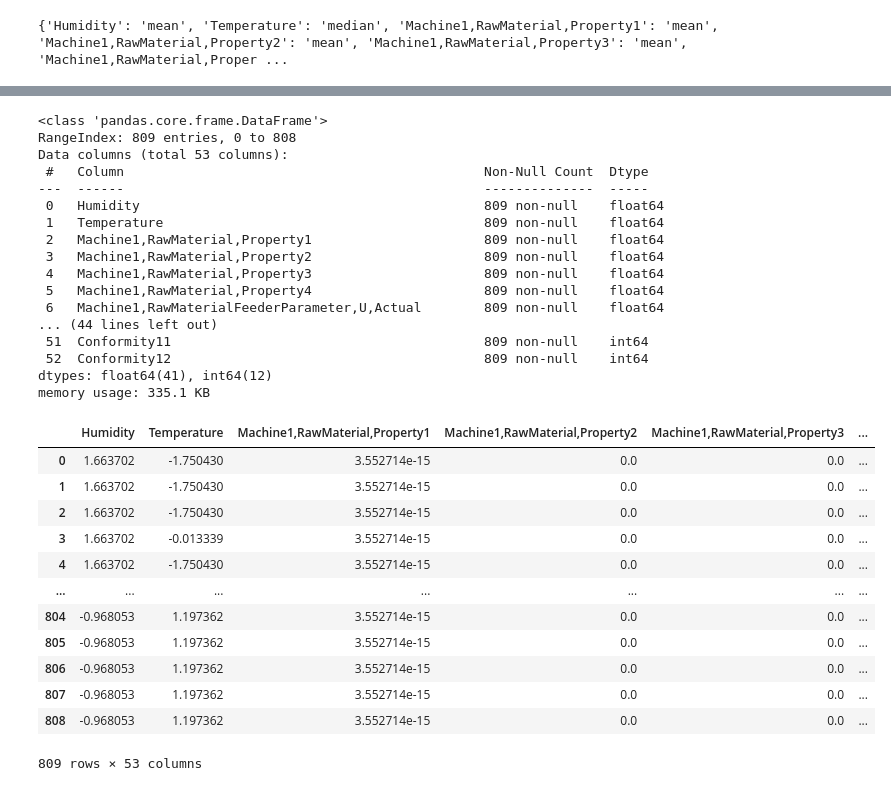
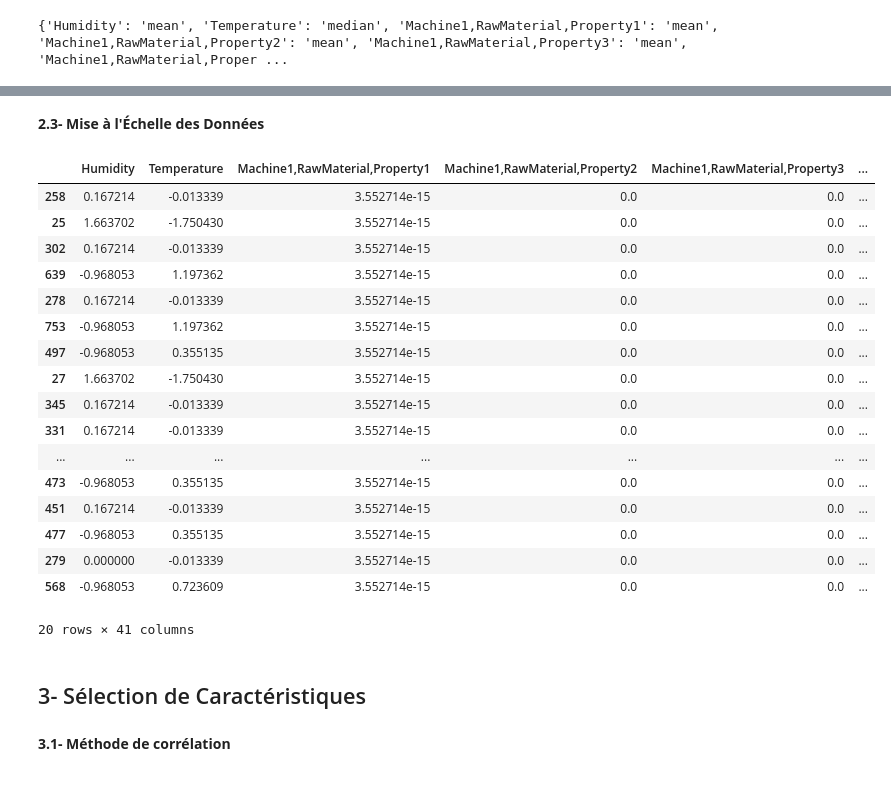
Before and after one commit to moubarik-ashraf/NOTEBOOKS, a Jupyter notebook: TP1.ipynb, the cells around one changed output, grey strips where cells are left out. Cells and saved outputs as stored; diff of their text form; code cells hidden in the pictures.

```diff
--- a/TP1.ipynb
+++ b/TP1.ipynb
@@ -65,6 +76,0 @@ la forme de la distribution : symétrique, asymétrique
-# %%
-for col in numerical:
-    plt.figure(figsize=(6,4))
-    data[col].hist(bins=20)
-    plt.title(f'Histogramme de {col}')
-    plt.show()
@@ -300,48 +323,39 @@ Downcasting behavior in `replace` is deprecated and will be removed in a future
-# %%
-data.info()
-# %% [output]
-<class 'pandas.core.frame.DataFrame'>
-RangeIndex: 809 entries, 0 to 808
-Data columns (total 53 columns):
- #   Column                                              Non-Null Count  Dtype
----  ------                                              --------------  -----
- 0   Humidity                                            809 non-null    float64
- 1   Temperature                                         809 non-null    float64
- 2   Machine1,RawMaterial,Property1                      809 non-null    float64
- 3   Machine1,RawMaterial,Property2                      809 non-null    float64
- 4   Machine1,RawMaterial,Property3                      809 non-null    float64
- 5   Machine1,RawMaterial,Property4                      809 non-null    float64
- 6   Machine1,RawMaterialFeederParameter,U,Actual        809 non-null    float64
-... (44 lines left out)
- 51  Conformity11                                        809 non-null    int64
- 52  Conformity12                                        809 non-null    int64
-dtypes: float64(41), int64(12)
-memory usage: 335.1 KB
+# %% [markdown]
+**2.3- Mise à l'Échelle des Données**
 # %%
 from sklearn.preprocessing import StandardScaler
 
 # Initialiser le StandardScaler
 scaler = StandardScaler()
 
 # Ajuster et transformer les données
 data_scaled = scaler.fit_transform(data[numerical])
 
 data[numerical] = data_scaled
-data
+data[numerical].sample(20)
 # %% [output]
 |  | Humidity | Temperature | Machine1,RawMaterial,Property1 | Machine1,RawMaterial,Property2 | Machine1,RawMaterial,Property3 | ... |
-| 0 | 1.663702 | -1.750430 | 3.552714e-15 | 0.0 | 0.0 | ... |
-| 1 | 1.663702 | -1.750430 | 3.552714e-15 | 0.0 | 0.0 | ... |
-| 2 | 1.663702 | -1.750430 | 3.552714e-15 | 0.0 | 0.0 | ... |
-| 3 | 1.663702 | -0.013339 | 3.552714e-15 | 0.0 | 0.0 | ... |
-| 4 | 1.663702 | -1.750430 | 3.552714e-15 | 0.0 | 0.0 | ... |
+| 258 | 0.167214 | -0.013339 | 3.552714e-15 | 0.0 | 0.0 | ... |
+| 25 | 1.663702 | -1.750430 | 3.552714e-15 | 0.0 | 0.0 | ... |
+| 302 | 0.167214 | -0.013339 | 3.552714e-15 | 0.0 | 0.0 | ... |
+| 639 | -0.968053 | 1.197362 | 3.552714e-15 | 0.0 | 0.0 | ... |
+| 278 | 0.167214 | -0.013339 | 3.552714e-15 | 0.0 | 0.0 | ... |
+| 753 | -0.968053 | 1.197362 | 3.552714e-15 | 0.0 | 0.0 | ... |
+| 497 | -0.968053 | 0.355135 | 3.552714e-15 | 0.0 | 0.0 | ... |
+| 27 | 1.663702 | -1.750430 | 3.552714e-15 | 0.0 | 0.0 | ... |
+| 345 | 0.167214 | -0.013339 | 3.552714e-15 | 0.0 | 0.0 | ... |
+| 331 | 0.167214 | -0.013339 | 3.552714e-15 | 0.0 | 0.0 | ... |
 | ... | ... | ... | ... | ... | ... | ... |
-| 804 | -0.968053 | 1.197362 | 3.552714e-15 | 0.0 | 0.0 | ... |
-| 805 | -0.968053 | 1.197362 | 3.552714e-15 | 0.0 | 0.0 | ... |
-| 806 | -0.968053 | 1.197362 | 3.552714e-15 | 0.0 | 0.0 | ... |
-| 807 | -0.968053 | 1.197362 | 3.552714e-15 | 0.0 | 0.0 | ... |
-| 808 | -0.968053 | 1.197362 | 3.552714e-15 | 0.0 | 0.0 | ... |
+| 473 | -0.968053 | 0.355135 | 3.552714e-15 | 0.0 | 0.0 | ... |
+| 451 | 0.167214 | -0.013339 | 3.552714e-15 | 0.0 | 0.0 | ... |
+| 477 | -0.968053 | 0.355135 | 3.552714e-15 | 0.0 | 0.0 | ... |
+| 279 | 0.000000 | -0.013339 | 3.552714e-15 | 0.0 | 0.0 | ... |
+| 568 | -0.968053 | 0.723609 | 3.552714e-15 | 0.0 | 0.0 | ... |
-809 rows × 53 columns
+20 rows × 41 columns
+# %% [markdown]
+## 3- Sélection de Caractéristiques
+# %% [markdown]
+**3.1- Méthode de corrélation**
 # %%
 import plotly.express as px
 
```
Also changed, not shown: parts of 21 cells of this notebook.
